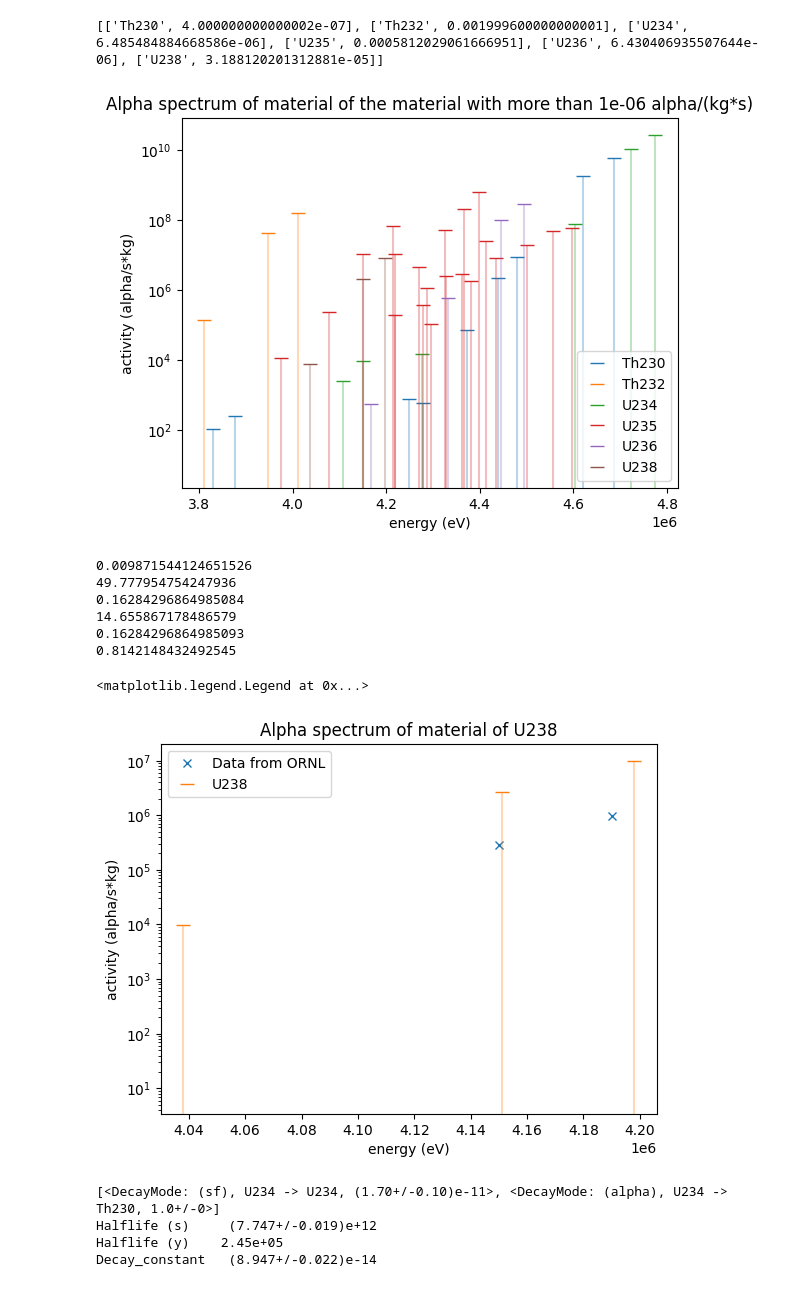
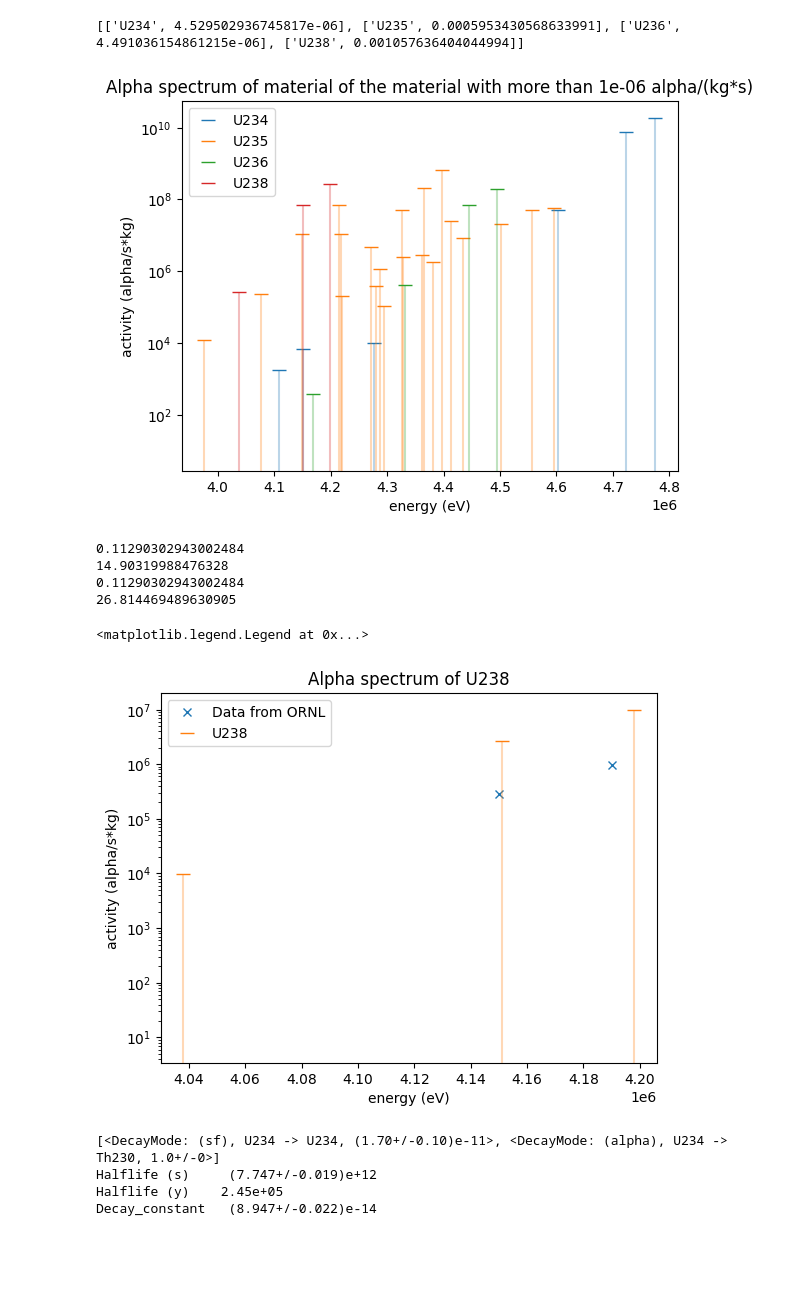
Before and after one commit to EmilEskol/Speciale, a Jupyter notebook: Material_alpha_analyzer.ipynb, the cells around one changed output. Cells and saved outputs as stored; diff of their text form; code cells hidden in the pictures; blank space fills up the shorter version.

```diff
--- a/Material_alpha_analyzer.ipynb
+++ b/Material_alpha_analyzer.ipynb
@@ -15,13 +15,13 @@ from Geometry_methods import set_geom_fuel_shell, make_settings, set_mat, get_ma
 nuclides = []
 
 materials = openmc.Materials.from_xml("materials.xml")
-fuel_name = "Fuel_A"
+fuel_name = "Fuel_C"
 fuel = get_material_by_name(fuel_name,materials)
 
 
 new_geom = True
-inner_fuel_r = 48
-outer_fuel_r = 50
+inner_fuel_r = 0
+outer_fuel_r = 55.28815478052896
 outer_moderater_r = 87
 
 with_blanket = True
@@ -107,7 +107,7 @@ alpha_nuclides = [nuc for nuc in nuclides if has_alpha_decay(nuc)]
 
 print(alpha_nuclides)
 # %% [output]
-[['Th230', 4.000000000000002e-07], ['Th232', 0.001999600000000001], ['U234', 6.485484884668586e-06], ['U235', 0.0005812029061666951], ['U236', 6.430406935507644e-06], ['U238', 3.188120201312881e-05]]
+[['U234', 4.529502936745817e-06], ['U235', 0.0005953430568633991], ['U236', 4.491036154861215e-06], ['U238', 0.001057636404044994]]
 # %%
 def alpha_decay_values_from_material(material,geom,cell_name,show_discarded=False):
     #Takes a material and returns the amount of alpha decay pr kg
@@ -184,7 +184,7 @@ def plot_material_energy_spectra(ax,alpha_spectra_data,total_mass,plot_threshold
 fig,ax = plt.subplots()
 plot_material_energy_spectra(ax,alpha_spectra_data1,total_mass,plot_threshold=1e-6)
 # %% [output]
-[figure, old version]
+[figure, new version]
 # %%
 energy_ORNL_dict={
     'U234':[4.77e6,4.72e6],
@@ -196,45 +196,51 @@ alpha_source_ORNL_dict={
     'U234':[1.64e11,0.64e11],
     'U235':[0.79e7,0.24e7,6.56e7,0.32e7],
     'U236':[1.72e9,0.63e9],
     'U238':[0.95e6,0.28e6]
 }
-alpha_in_fuel_A_ORNL_dict={
-    'U234':[4.74e10,1.85e10],
-    'U235':[2.13e8,0.65e8,17.7e8,0.86e6],
+alpha_in_fuel_ORNL_dict={
+    'Fuel_A':{ 'U234':[4.74e10,1.85e10],
+    'U235':[2.13e8,0.65e8,17.7e8,0.86e8],
     'U236':[5.01e8,1.83e8],
-    'U238':[1.40e6,0.41e6]
+    'U238':[1.40e6,0.41e6]},
+    'Fuel_B':{ 'U234':[2.9e10,1.13e10],
+    'U235':[1.30e8,0.40e8,10.8e8,0.53e8],
+    'U236':[3.06e8,1.12e8],
+    'U238':[0.86e6,0.25e6]},
+    'Fuel_C':{ 'U234':[3.71e10,1.45e10],
+    'U235':[2.09e8,0.63e8,17.3e8,0.85e8],
+    'U236':[3.92e8,1.44e8],
+    'U238':[0.45e8,0.13e8]},
 }
 
 def plot_isotope_in_material(ax,alpha_spectra_data,isotope,total_mass):
     for name, activities, energies,mass  in alpha_spectra_data:
         activities_pr_kg = activities/total_mass
         print(mass)
         mass_percent = mass/total_mass
         if isotope==name:
             line, =ax.plot(energies, activities_pr_kg/mass_percent, "_", label=name,ms=10)
             ax.vlines(energies,[0]*len(energies),activities_pr_kg/mass_percent,line.get_color(),alpha=0.3)
 
 fig1,ax1 = plt.subplots()
 
 isotope_name="U238"
 
-ax1.set_title(f"Alpha spectrum of material of {isotope_name}")
+ax1.set_title(f"Alpha spectrum of {isotope_name}")
 ax1.semilogy()
 ax1.set_xlabel("energy (eV)")
 ax1.set_ylabel("activity (alpha/s*kg)")
 
 ax1.plot(energy_ORNL_dict[isotope_name],alpha_source_ORNL_dict[isotope_name],"x",label="Data from ORNL")
 plot_isotope_in_material(ax1,alpha_spectra_data1,isotope_name,total_mass)
 ax1.legend()
 # %% [output]
-0.009871544124651526
-49.777954754247936
-0.16284296864985084
-14.655867178486579
-0.16284296864985093
-0.8142148432492545
+0.11290302943002484
+14.90319988476328
+0.11290302943002484
+26.814469489630905
 <matplotlib.legend.Legend at 0x...>
-[figure, old version]
+[figure, new version]
 # %%
 def print_deacy_data(nuclide_name):
     dec = get_decay_data(nuclide_name)
```
Also changed, not shown: parts of 5 cells of this notebook, 1 other file.
